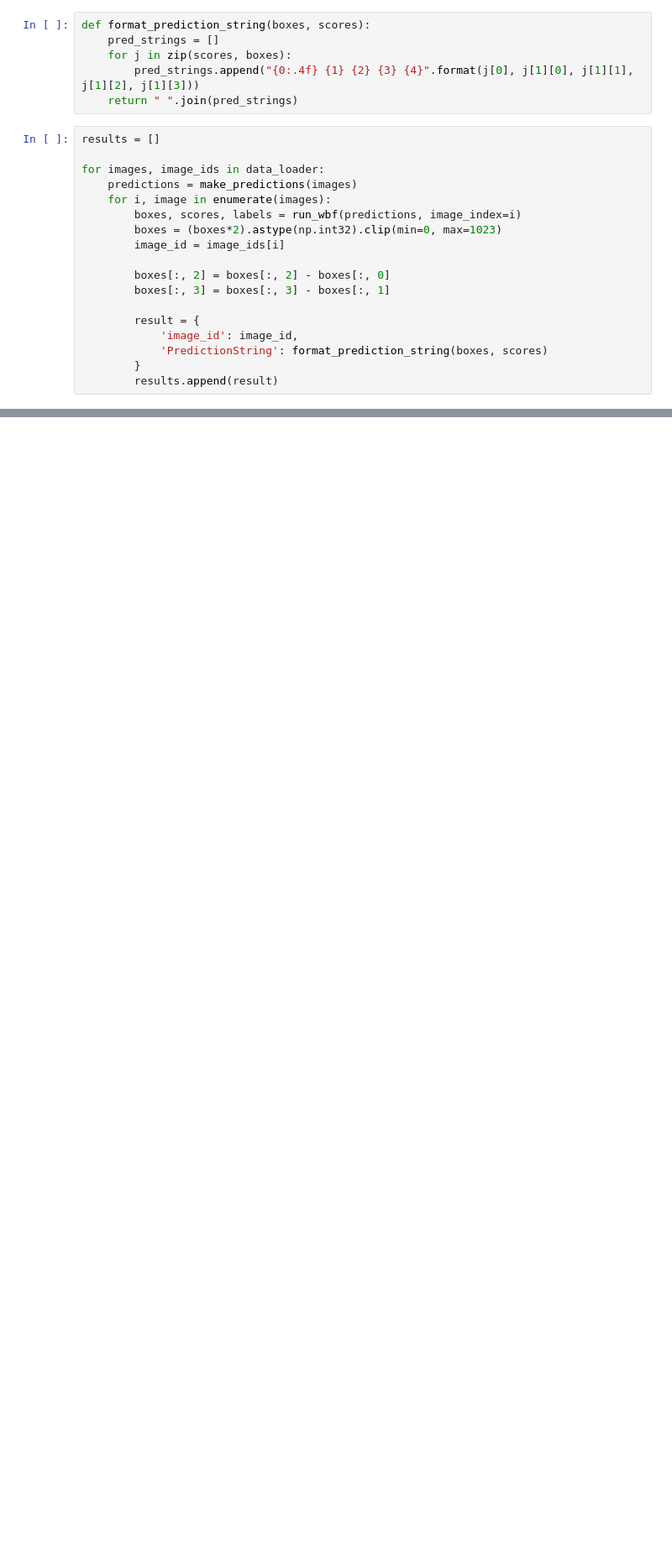
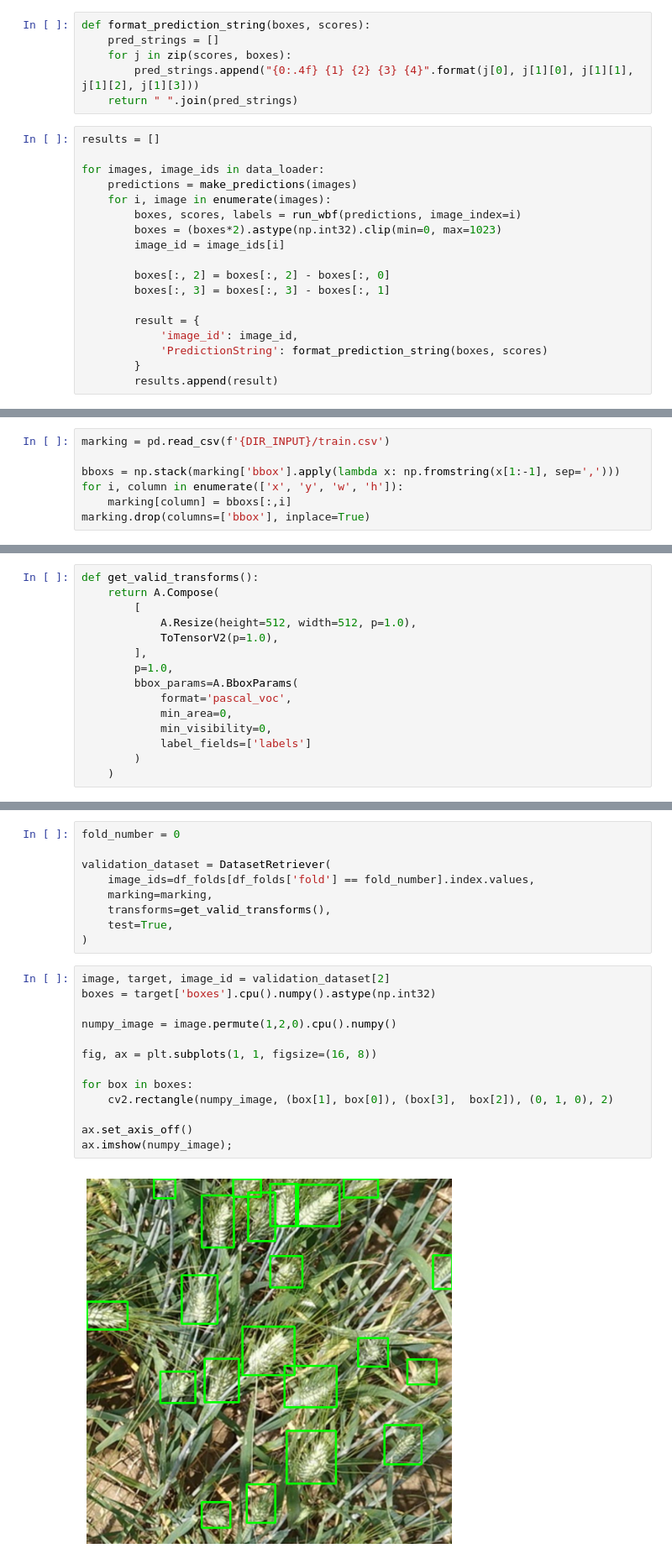
Before and after one commit to justinxu421/wheat_whacker, a Jupyter notebook: inference-efficientdet.ipynb, the cells around one changed output, grey strips where cells are left out. Shown at 84% size. Drawn from its saved outputs; the diff is of its cells as text; blank space fills up the shorter version.

```diff
--- a/inference-efficientdet.ipynb
+++ b/inference-efficientdet.ipynb
@@ -199,0 +237,7 @@ Just recently I have started publishing my works, if you like this format of not
+# %%
+marking = pd.read_csv(f'{DIR_INPUT}/train.csv')
+
+bboxs = np.stack(marking['bbox'].apply(lambda x: np.fromstring(x[1:-1], sep=',')))
+for i, column in enumerate(['x', 'y', 'w', 'h']):
+    marking[column] = bboxs[:,i]
+marking.drop(columns=['bbox'], inplace=True)
@@ -199,0 +261,15 @@ Just recently I have started publishing my works, if you like this format of not
+# %%
+def get_valid_transforms():
+    return A.Compose(
+        [
+            A.Resize(height=512, width=512, p=1.0),
+            ToTensorV2(p=1.0),
+        ],
+        p=1.0,
+        bbox_params=A.BboxParams(
+            format='pascal_voc',
+            min_area=0,
+            min_visibility=0,
+            label_fields=['labels']
+        )
+    )
@@ -199,0 +378,24 @@ Just recently I have started publishing my works, if you like this format of not
+# %%
+fold_number = 0
+
+validation_dataset = DatasetRetriever(
+    image_ids=df_folds[df_folds['fold'] == fold_number].index.values,
+    marking=marking,
+    transforms=get_valid_transforms(),
+    test=True,
+)
+# %%
+image, target, image_id = validation_dataset[2]
+boxes = target['boxes'].cpu().numpy().astype(np.int32)
+
+numpy_image = image.permute(1,2,0).cpu().numpy()
+
+fig, ax = plt.subplots(1, 1, figsize=(16, 8))
+
+for box in boxes:
+    cv2.rectangle(numpy_image, (box[1], box[0]), (box[3],  box[2]), (0, 1, 0), 2)
+
+ax.set_axis_off()
+ax.imshow(numpy_image);
+# %% [output]
+[figure, added]
```
Also changed, not shown: parts of 11 cells of this notebook, 3 other files.
